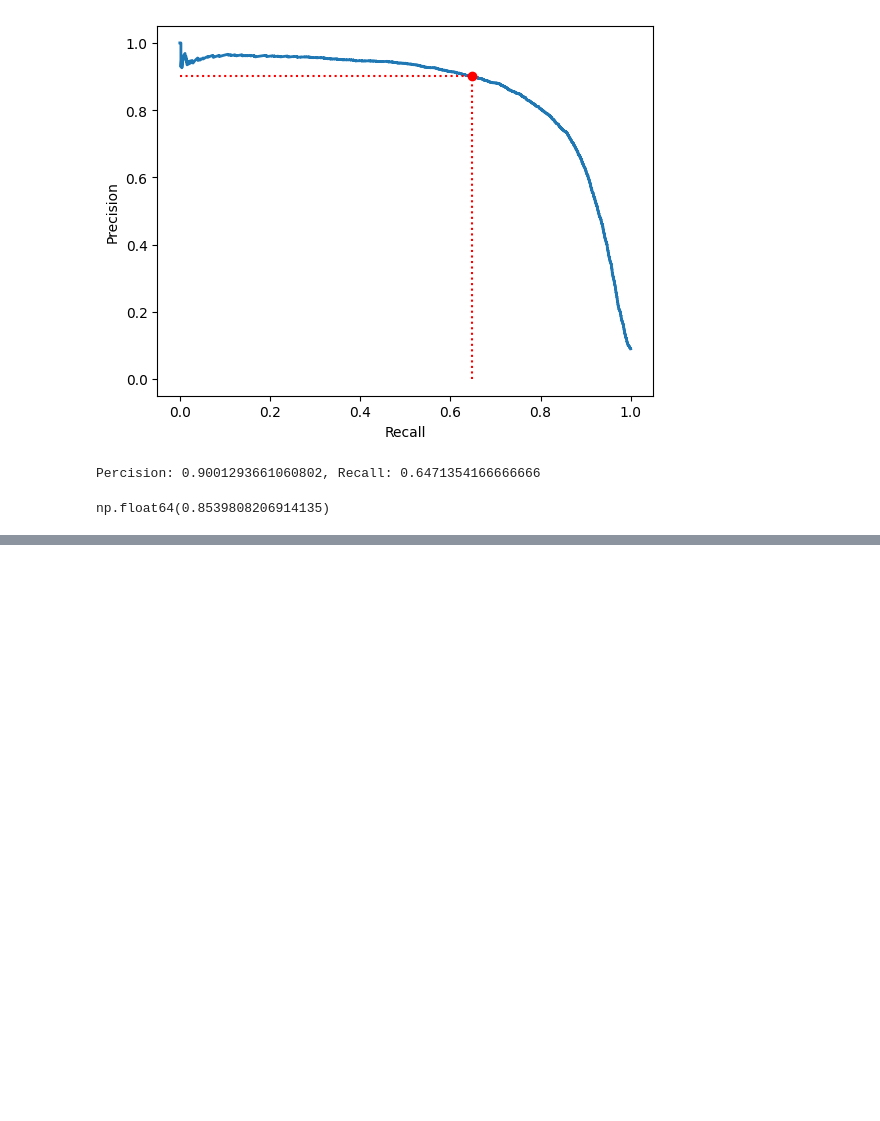
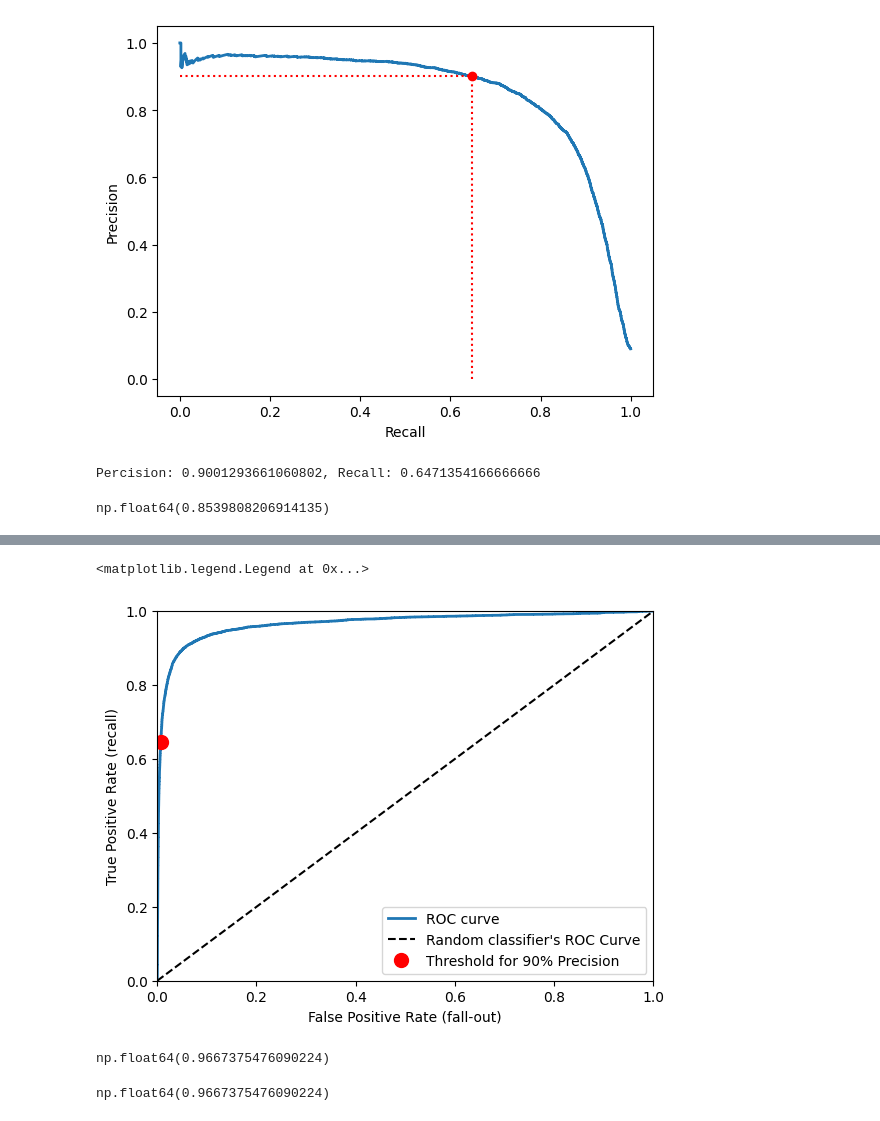
Before and after one commit to astro-zhurui/AstroNotes, a Jupyter notebook: 05_Scikit-Learn/book2_机器学习实战/chapter3_分类.ipynb, the cells around one changed output, grey strips where cells are left out. Drawn from its saved outputs; the diff is of its cells as text; code cells hidden in the pictures; blank space fills up the shorter version.

```diff
--- a/05_Scikit-Learn/book2_机器学习实战/chapter3_分类.ipynb
+++ b/05_Scikit-Learn/book2_机器学习实战/chapter3_分类.ipynb
@@ -249,0 +262,31 @@ np.float64(0.8539808206914135)
+# %%
+from sklearn.metrics import roc_curve
+
+fpr, tpr, thresholds = roc_curve(y_train_5, y_scores)
+# %%
+idx_for_threshold_at_90 = (thresholds <= threshold_90_precision).argmax()
+tpr_90, fpr_90 = tpr[idx_for_threshold_at_90], fpr[idx_for_threshold_at_90]
+
+plt.plot(fpr, tpr, lw=2, label='ROC curve')
+plt.xlim([0, 1])
+plt.ylim([0, 1])
+plt.xlabel("False Positive Rate (fall-out)")
+plt.ylabel("True Positive Rate (recall)")
+
+plt.plot([0, 1], [0, 1], 'k--', label="Random classifier's ROC Curve")
+plt.plot(fpr_90, tpr_90, 'ro', ms=10, label='Threshold for 90% Precision')
+plt.legend()
+# %% [output]
+<matplotlib.legend.Legend at 0x...>
+[figure, added]
+# %%
+# 计算ROC曲线下的面积, 越接近1说明模型越好
+from sklearn.metrics import roc_auc_score
+roc_auc_score(y_train_5, y_scores)
+# %% [output]
+np.float64(0.9667375476090224)
+# %%
+# 另一种方法
+auc(fpr, tpr)
+# %% [output]
+np.float64(0.9667375476090224)
```
Also changed, not shown: parts of 20 cells of this notebook.
